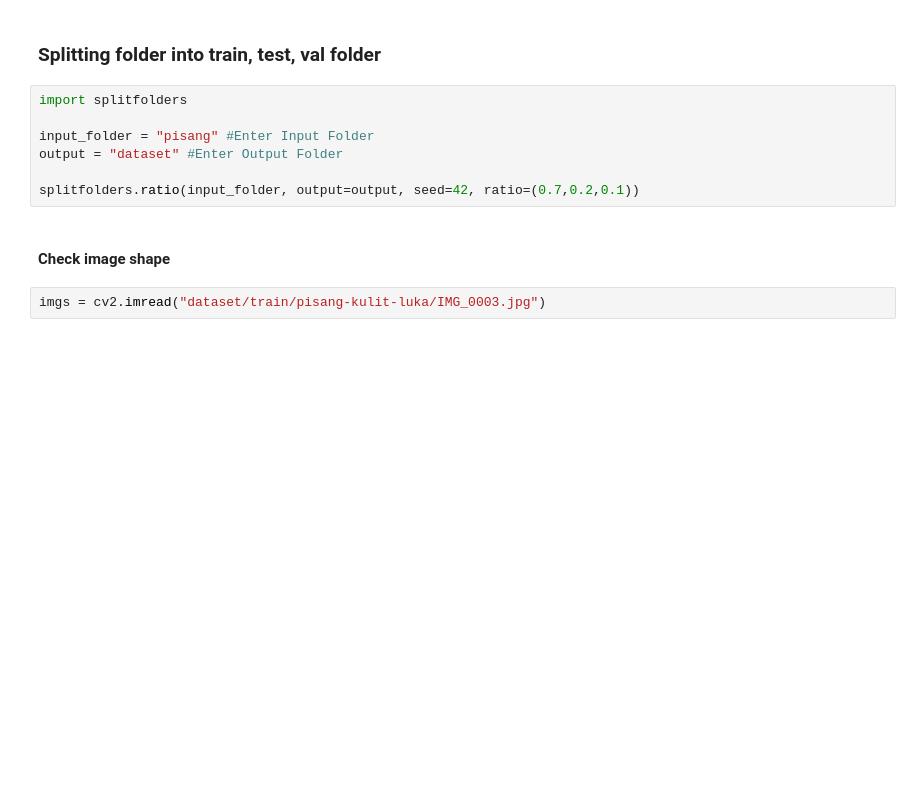
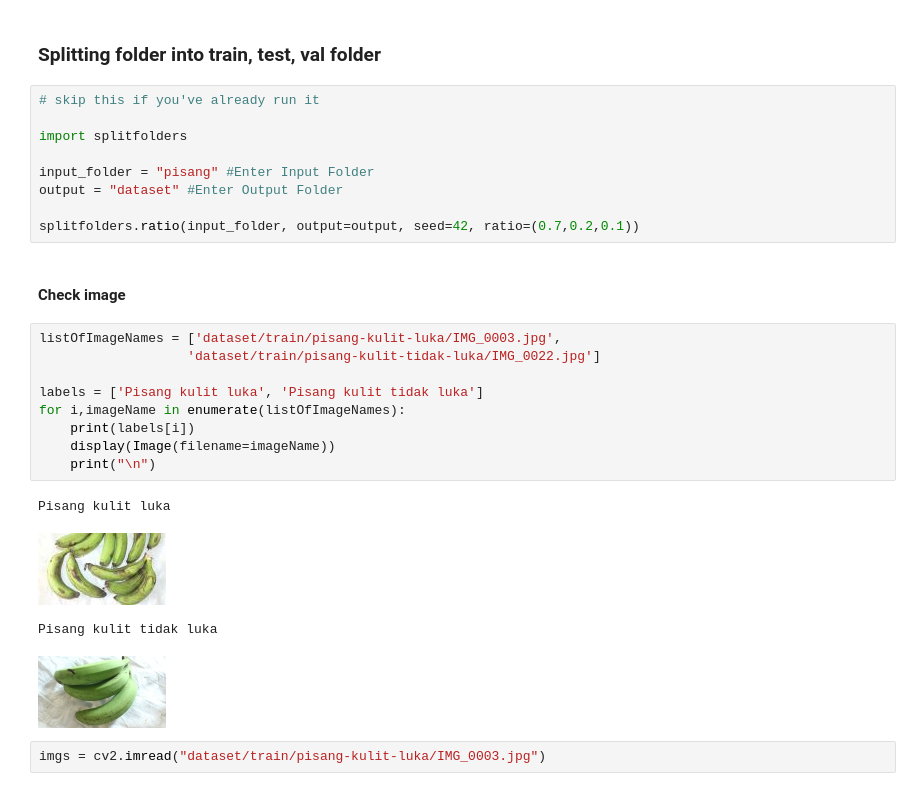
Before and after one commit to rhjhaerol/pisang-clasifier, a Jupyter notebook: Pisang Classifier.ipynb, the cells around one changed output. Saved outputs shown, nothing was run; the diff lists cells and outputs as text; blank space fills up the shorter version.

```diff
--- a/Pisang Classifier.ipynb
+++ b/Pisang Classifier.ipynb
@@ -8,6 +23,8 @@ from keras.callbacks import ModelCheckpoint, EarlyStopping
 # %% [markdown]
 ### Splitting folder into train, test, val folder
 # %%
+# skip this if you've already run it
+
 import splitfolders
 
 input_folder = "pisang" #Enter Input Folder
@@ -15,7 +32,21 @@ output = "dataset" #Enter Output Folder
 
 splitfolders.ratio(input_folder, output=output, seed=42, ratio=(0.7,0.2,0.1))
 # %% [markdown]
-#### Check image shape
+#### Check image
+# %%
+listOfImageNames = ['dataset/train/pisang-kulit-luka/IMG_0003.jpg',
+                   'dataset/train/pisang-kulit-tidak-luka/IMG_0022.jpg']
+
+labels = ['Pisang kulit luka', 'Pisang kulit tidak luka']
+for i,imageName in enumerate(listOfImageNames):
+    print(labels[i])
+    display(Image(filename=imageName))
+    print("\n")
+# %% [output]
+Pisang kulit luka
+[figure, added]
+Pisang kulit tidak luka
+[figure, added]
 # %%
 imgs = cv2.imread("dataset/train/pisang-kulit-luka/IMG_0003.jpg")
 # %%
```
Also changed, not shown: parts of 47 cells of this notebook.
